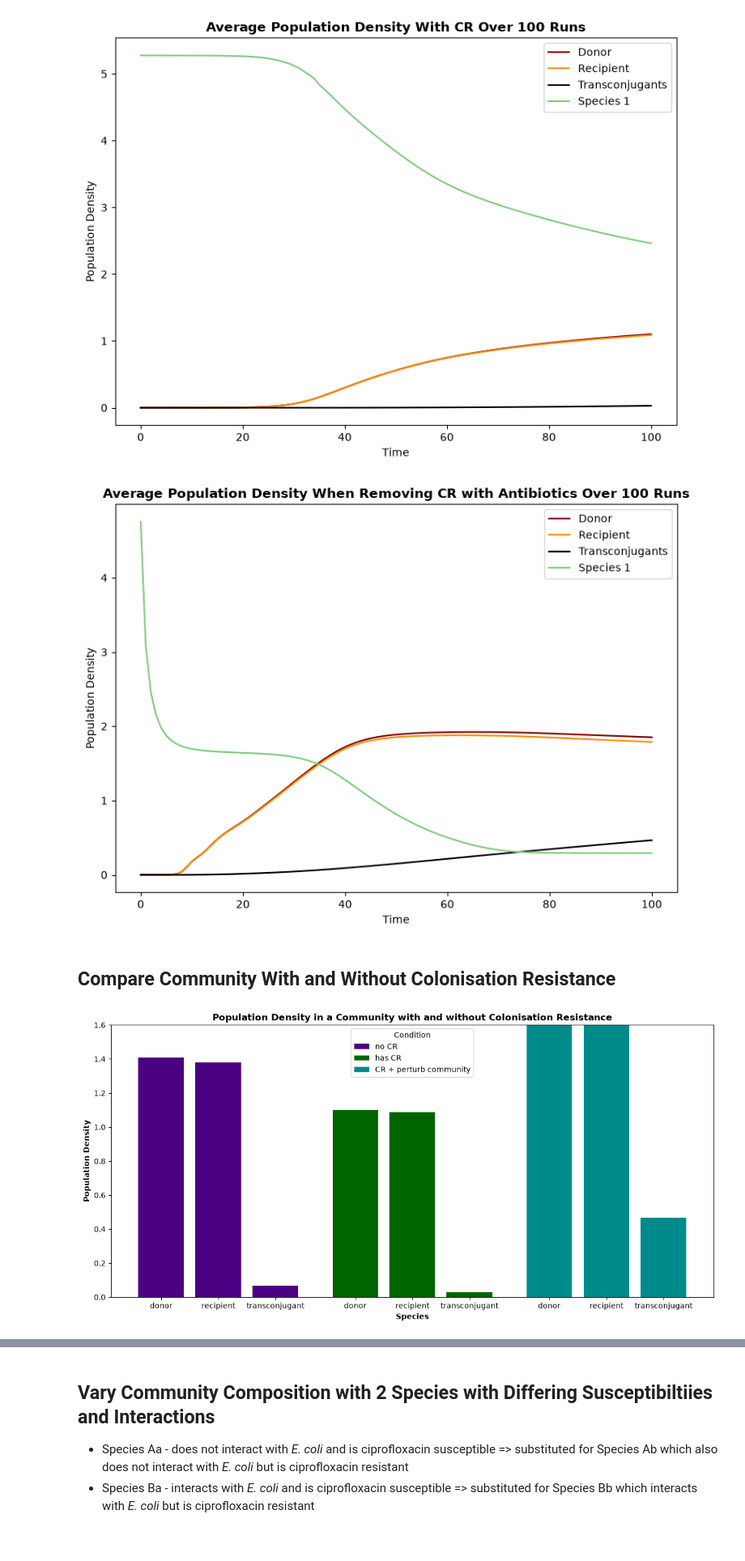
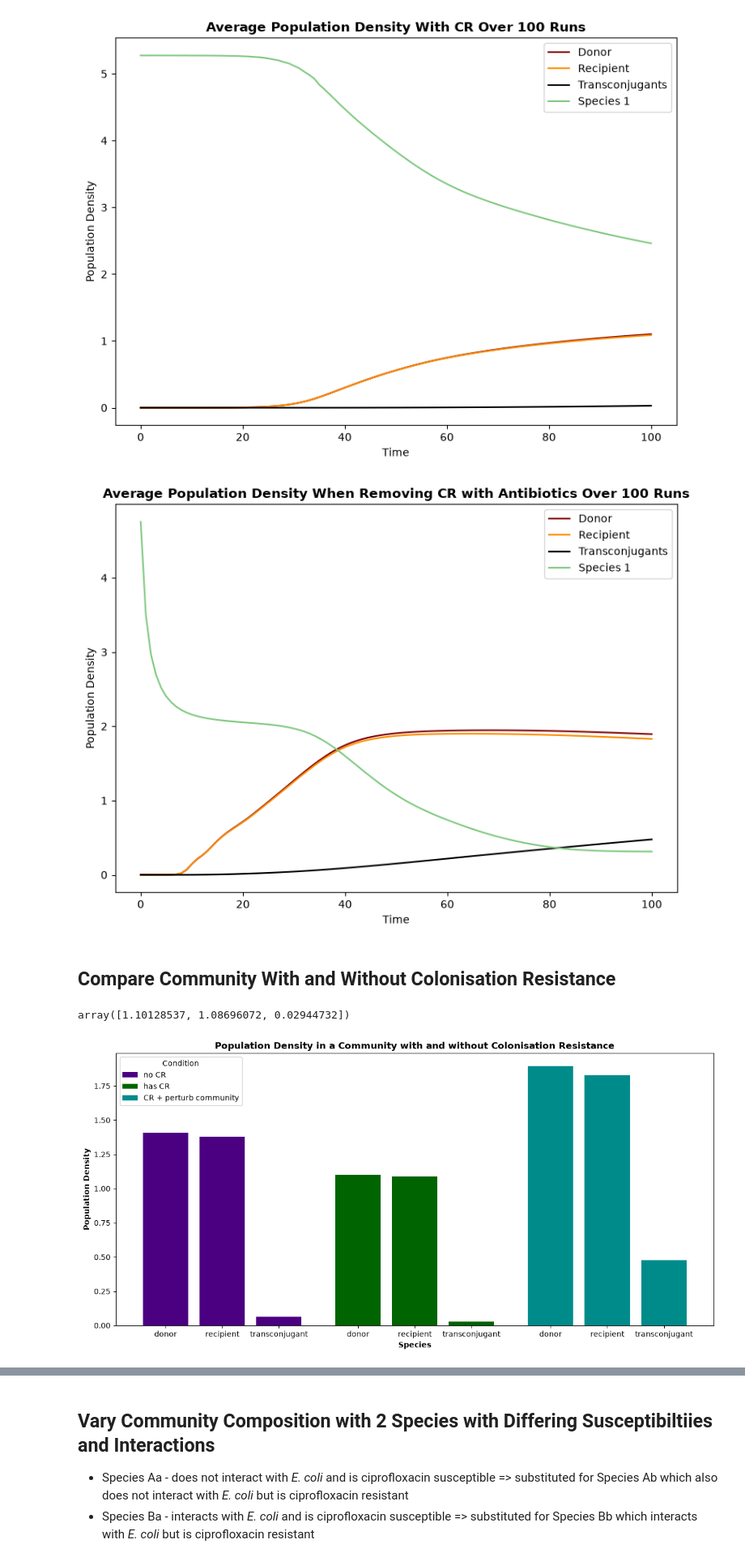
Before and after one commit to amybda/bacterial-community-conjugation-ODE, a Jupyter notebook: ODEconjugation/modelling-exp.ipynb, the cells around one changed output, grey strips where cells are left out. Shown at 81% size. Saved outputs shown, nothing was run; the diff lists cells and outputs as text; code cells hidden in the pictures.

Commit message:
update the experimental data with changed drug concentration

```diff
--- a/ODEconjugation/modelling-exp.ipynb
+++ b/ODEconjugation/modelling-exp.ipynb
@@ -224,7 +224,7 @@ cr.plot_results(cr.results.t, cr.results.y.T, 'Population Densities Over Time')
 # %%
 # --- PARAMETERS FOR REMOVING CR WITH ANTIBIOTICS ---
 susceptibility = [0.05, 0.05, 0.05, 1]        # susceptibility of susceptible taxa (vector to allow for variability between taxa)
-drug_level = 0.7                           # magnitude of perturbation, between 0 and 1
+drug_level = 0.5                              # magnitude of perturbation, between 0 and 1
 
 # --- MODEL FOR REMOVE CR WITH ANTIBIOTICS ---
 cr_perturb_trans = []
@@ -332,26 +332,30 @@ cr_perturb.plot_results(np.arange(0,101), cr_perturb_trans.mean(axis=0).T,
                         drt_colours=['maroon', 'darkorange', 'black'], cmap='Accent',
                         figsize=(8,6), save_fig=True, filename=f'{figdir}/exp_cr_perturb')
 # %% [output]
-[figure, old version]
+[figure, new version]
 # %% [markdown]
 ## Compare Community With and Without Colonisation Resistance
+# %%
+cr_trans[:,0:3,-1].mean(axis=0)
+# %% [output]
+array([1.10128537, 1.08696072, 0.02944732])
 # %%
 # --- PLOT SPECIES DENSITIES WHEN HAVING DIRECT SELECTION AGAINST DONOR ---
 fig, ax = plt.subplots(figsize=(12,6))
 plt.bar(x=[0.25,0.5,0.75], height=no_cr_trans[:,0:3,-1].mean(axis=0), width=0.2, label='no CR', color='indigo')
 plt.bar(x=[1.1,1.35,1.6], height=cr_trans[:,0:3,-1].mean(axis=0), width=0.2, label='has CR', color='darkgreen')
 plt.bar(x=[1.95,2.2,2.45], height=cr_perturb_trans[:,0:3,-1].mean(axis=0), width=0.2, label='CR + perturb community', color='darkcyan')
 plt.title('Population Density in a Community with and without Colonisation Resistance', fontweight='bold')
 plt.xlabel('Species', fontweight='bold')
 plt.xticks([0.25,0.5,0.75, 1.1,1.35,1.6, 1.95,2.2,2.45], labels=['donor', 'recipient', 'transconjugant', 'donor', 'recipient', 'transconjugant', 'donor', 'recipient', 'transconjugant'])
 plt.ylabel('Population Density', fontweight='bold')
-plt.ylim(0,1.6)
+#plt.ylim(0,1.6)
 plt.legend(title='Condition')
 plt.tight_layout()
 plt.savefig(f'{figdir}/exp_changeCR_compare.png', dpi=500)
 plt.show()
 # %% [output]
-[figure, old version]
+[figure, new version]
 # %%
 # --- COMPARING ALL OF THE DONOR AND RECIPIENT SUSCEPTIBILITIES ---
 fig, ax = plt.subplots(1,3, figsize=(13,6.5))
```
Also changed, not shown: parts of 1 cell of this notebook, 5 other files.
